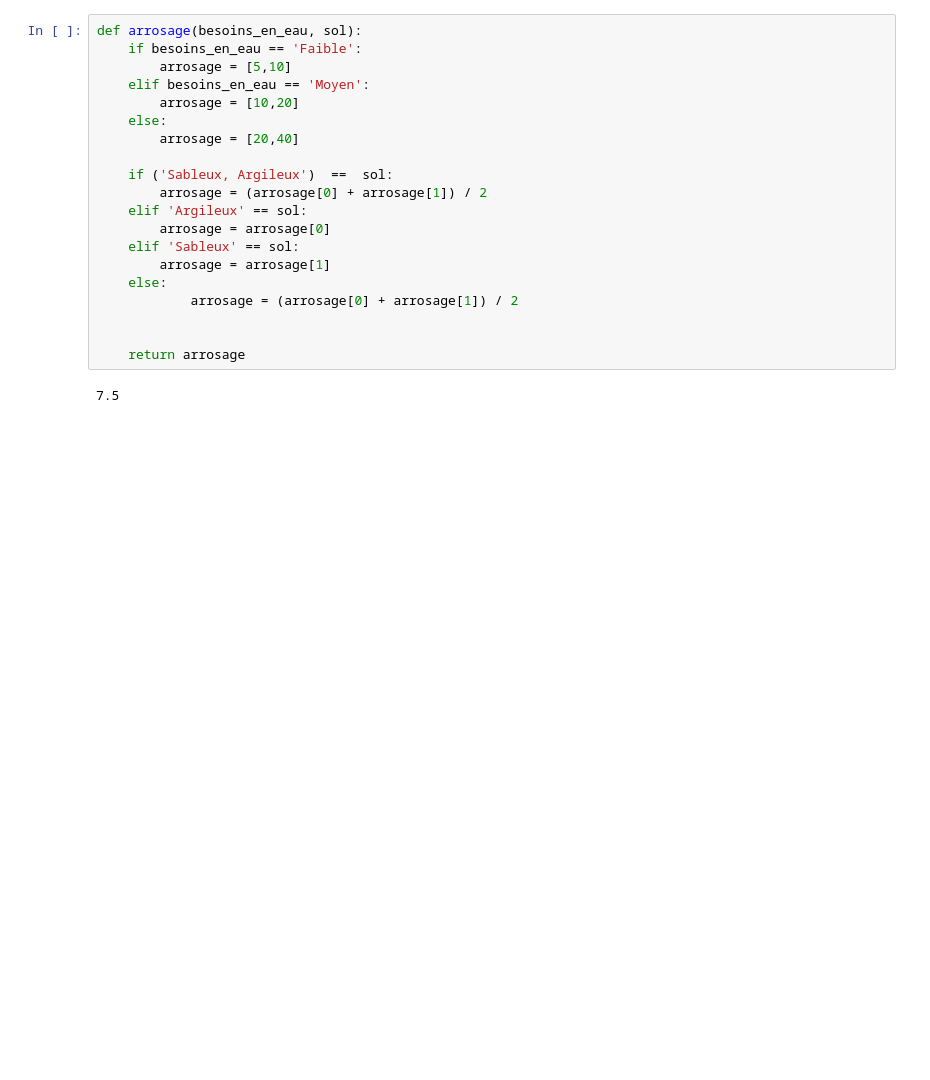
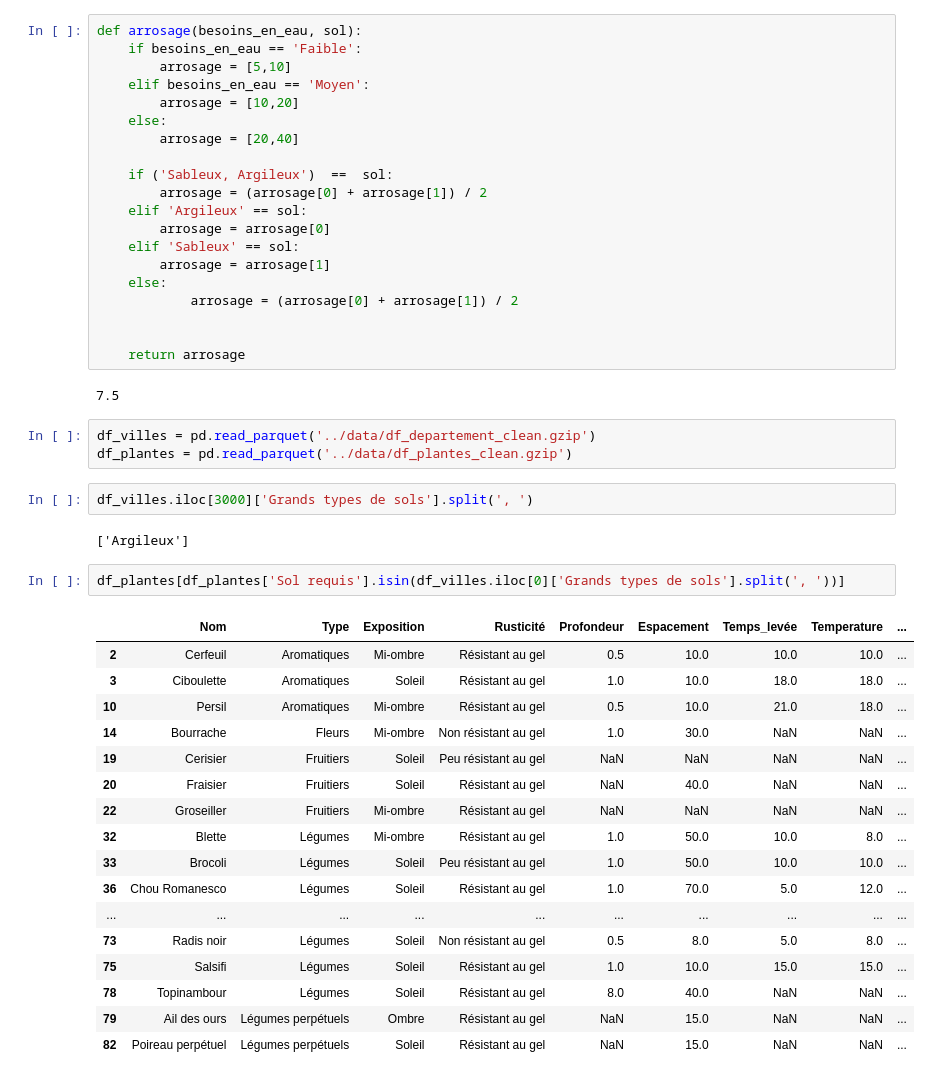
Before and after one commit to Jean-Patrick-Alcolea/Projet-3, a Jupyter notebook: notebooks/scrapp_jp.ipynb, the cells around one changed output. Saved outputs shown, nothing was run; the diff lists cells and outputs as text; blank space fills up the shorter version.

```diff
--- a/notebooks/scrapp_jp.ipynb
+++ b/notebooks/scrapp_jp.ipynb
@@ -412,3 +412,30 @@ def arrosage(besoins_en_eau, sol):
     return arrosage
 # %% [output]
 7.5
+# %%
+df_villes = pd.read_parquet('../data/df_departement_clean.gzip')
+df_plantes = pd.read_parquet('../data/df_plantes_clean.gzip')
+# %%
+df_villes.iloc[3000]['Grands types de sols'].split(', ')
+# %% [output]
+['Argileux']
+# %%
+df_plantes[df_plantes['Sol requis'].isin(df_villes.iloc[0]['Grands types de sols'].split(', '))]
+# %% [output]
+|  | Nom | Type | Exposition | Rusticité | Profondeur | Espacement | Temps_levée | Temperature | ... |
+| 2 | Cerfeuil | Aromatiques | Mi-ombre | Résistant au gel | 0.5 | 10.0 | 10.0 | 10.0 | ... |
+| 3 | Ciboulette | Aromatiques | Soleil | Résistant au gel | 1.0 | 10.0 | 18.0 | 18.0 | ... |
+| 10 | Persil | Aromatiques | Mi-ombre | Résistant au gel | 0.5 | 10.0 | 21.0 | 18.0 | ... |
+| 14 | Bourrache | Fleurs | Mi-ombre | Non résistant au gel | 1.0 | 30.0 | NaN | NaN | ... |
+| 19 | Cerisier | Fruitiers | Soleil | Peu résistant au gel | NaN | NaN | NaN | NaN | ... |
+| 20 | Fraisier | Fruitiers | Soleil | Résistant au gel | NaN | 40.0 | NaN | NaN | ... |
+| 22 | Groseiller | Fruitiers | Mi-ombre | Résistant au gel | NaN | NaN | NaN | NaN | ... |
+| 32 | Blette | Légumes | Mi-ombre | Résistant au gel | 1.0 | 50.0 | 10.0 | 8.0 | ... |
+| 33 | Brocoli | Légumes | Soleil | Peu résistant au gel | 1.0 | 50.0 | 10.0 | 10.0 | ... |
+| 36 | Chou Romanesco | Légumes | Soleil | Résistant au gel | 1.0 | 70.0 | 5.0 | 12.0 | ... |
+| ... | ... | ... | ... | ... | ... | ... | ... | ... | ... |
+| 73 | Radis noir | Légumes | Soleil | Non résistant au gel | 0.5 | 8.0 | 5.0 | 8.0 | ... |
+| 75 | Salsifi | Légumes | Soleil | Résistant au gel | 1.0 | 10.0 | 15.0 | 15.0 | ... |
+| 78 | Topinambour | Légumes | Soleil | Résistant au gel | 8.0 | 40.0 | NaN | NaN | ... |
+| 79 | Ail des ours | Légumes perpétuels | Ombre | Résistant au gel | NaN | 15.0 | NaN | NaN | ... |
+| 82 | Poireau perpétuel | Légumes perpétuels | Soleil | Résistant au gel | NaN | 15.0 | NaN | NaN | ... |
```
Also changed, not shown: 1 other file.
